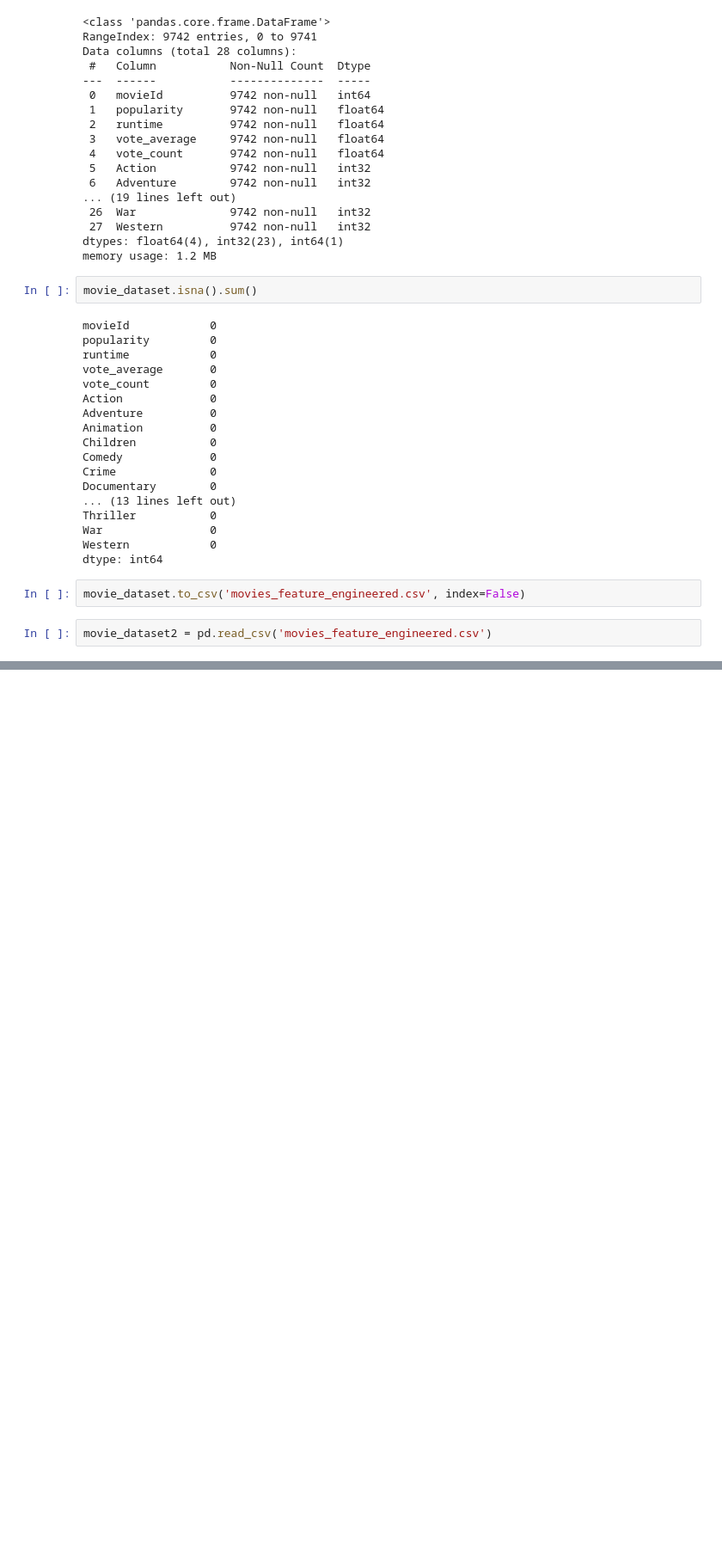
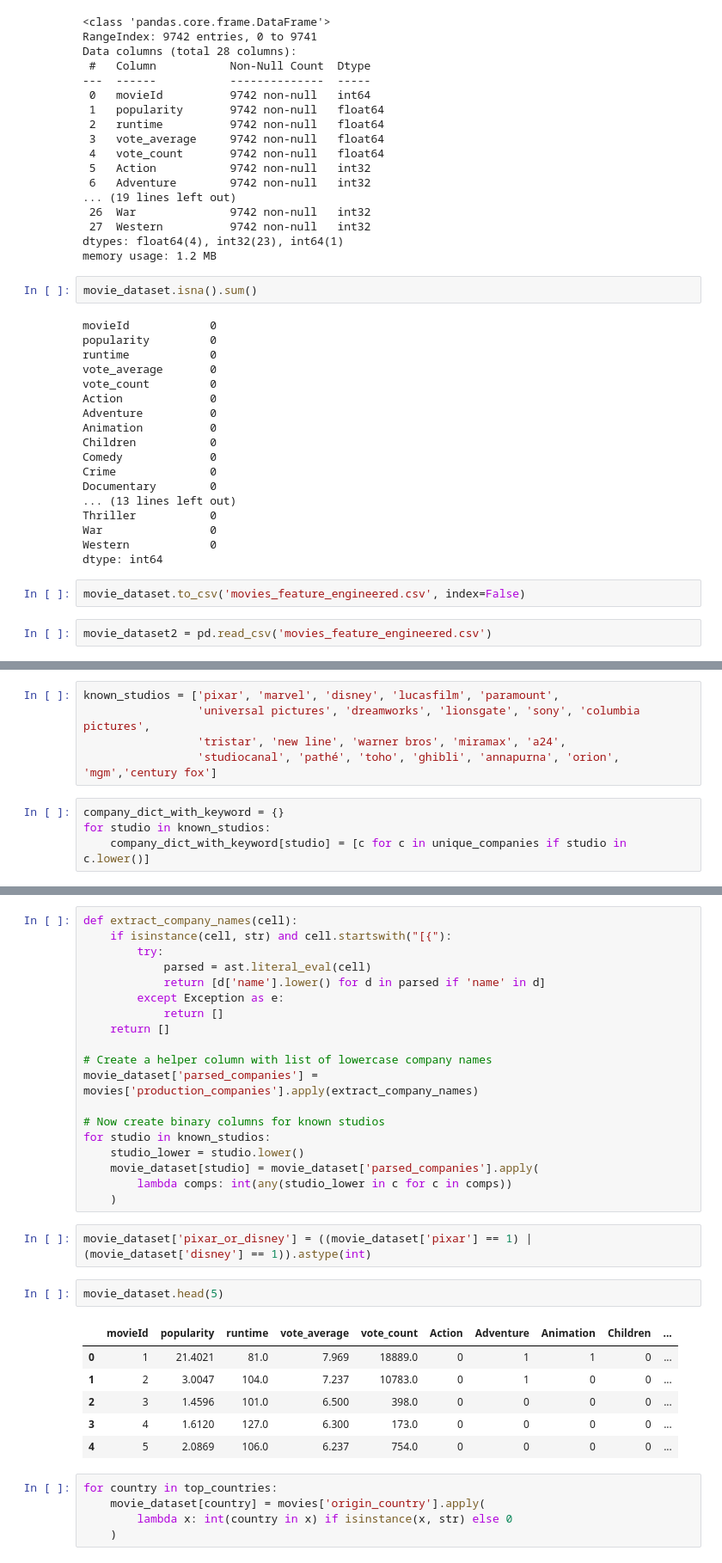
Before and after one commit to 3lis0/Movies-Recommendation-System, a Jupyter notebook: NoteBooks/model_experiments_2.ipynb, the cells around one changed output, grey strips where cells are left out. Shown at 86% size. Saved outputs shown, nothing was run; the diff lists cells and outputs as text; blank space fills up the shorter version.

```diff
--- a/NoteBooks/model_experiments_2.ipynb
+++ b/NoteBooks/model_experiments_2.ipynb
@@ -387,0 +496,9 @@ True
+# %%
+known_studios = ['pixar', 'marvel', 'disney', 'lucasfilm', 'paramount',
+                 'universal pictures', 'dreamworks', 'lionsgate', 'sony', 'columbia pictures',
+                 'tristar', 'new line', 'warner bros', 'miramax', 'a24',
+                 'studiocanal', 'pathé', 'toho', 'ghibli', 'annapurna', 'orion', 'mgm','century fox']
+# %%
+company_dict_with_keyword = {}
+for studio in known_studios:
+    company_dict_with_keyword[studio] = [c for c in unique_companies if studio in c.lower()]
@@ -387,0 +548,35 @@ True
+# %%
+def extract_company_names(cell):
+    if isinstance(cell, str) and cell.startswith("[{"):
+        try:
+            parsed = ast.literal_eval(cell)
+            return [d['name'].lower() for d in parsed if 'name' in d]
+        except Exception as e:
+            return []
+    return []
+
+# Create a helper column with list of lowercase company names
+movie_dataset['parsed_companies'] = movies['production_companies'].apply(extract_company_names)
+
+# Now create binary columns for known studios
+for studio in known_studios:
+    studio_lower = studio.lower()
+    movie_dataset[studio] = movie_dataset['parsed_companies'].apply(
+        lambda comps: int(any(studio_lower in c for c in comps))
+    )
+# %%
+movie_dataset['pixar_or_disney'] = ((movie_dataset['pixar'] == 1) | (movie_dataset['disney'] == 1)).astype(int)
+# %%
+movie_dataset.head(5)
+# %% [output]
+|  | movieId | popularity | runtime | vote_average | vote_count | Action | Adventure | Animation | Children | ... |
+| 0 | 1 | 21.4021 | 81.0 | 7.969 | 18889.0 | 0 | 1 | 1 | 0 | ... |
+| 1 | 2 | 3.0047 | 104.0 | 7.237 | 10783.0 | 0 | 1 | 0 | 0 | ... |
+| 2 | 3 | 1.4596 | 101.0 | 6.500 | 398.0 | 0 | 0 | 0 | 0 | ... |
+| 3 | 4 | 1.6120 | 127.0 | 6.300 | 173.0 | 0 | 0 | 0 | 0 | ... |
+| 4 | 5 | 2.0869 | 106.0 | 6.237 | 754.0 | 0 | 0 | 0 | 0 | ... |
+# %%
+for country in top_countries:
+    movie_dataset[country] = movies['origin_country'].apply(
+        lambda x: int(country in x) if isinstance(x, str) else 0
+    )
```
Also changed, not shown: parts of 38 cells of this notebook, 4 other files.
